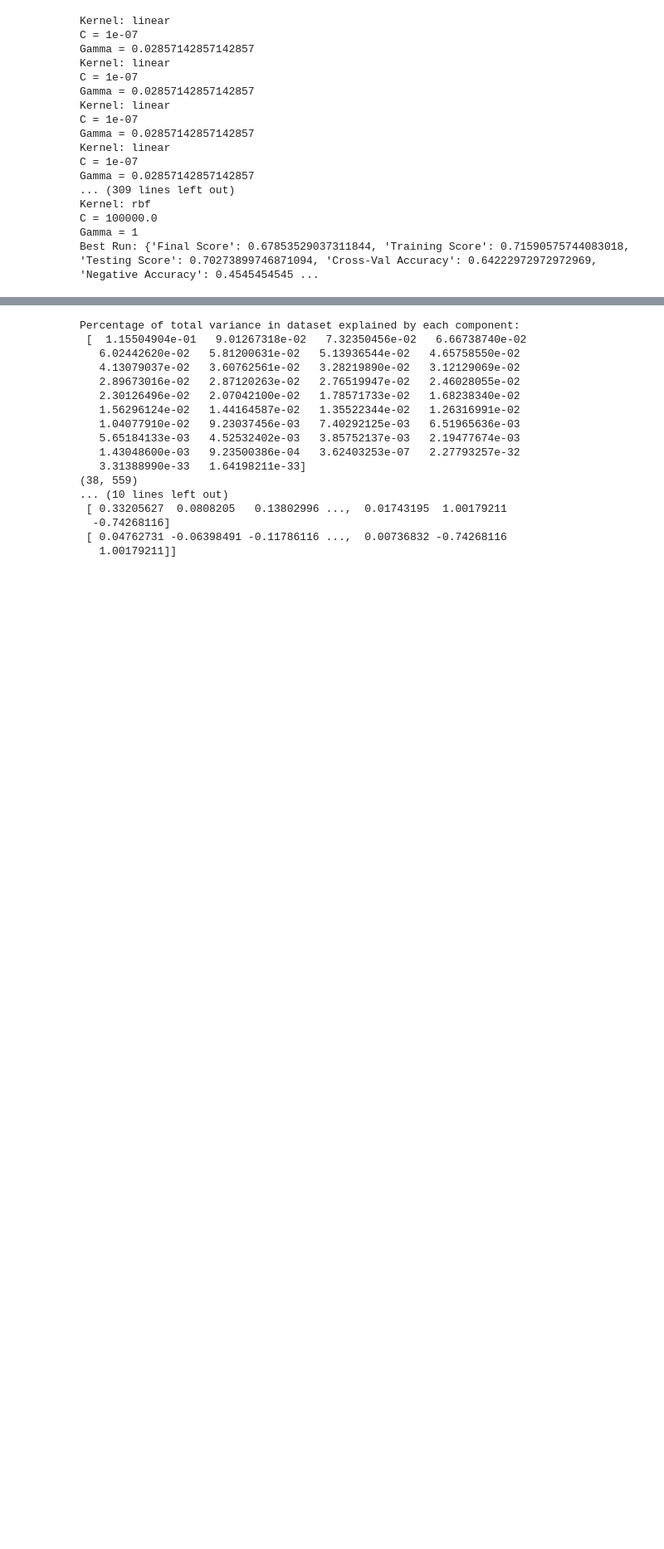
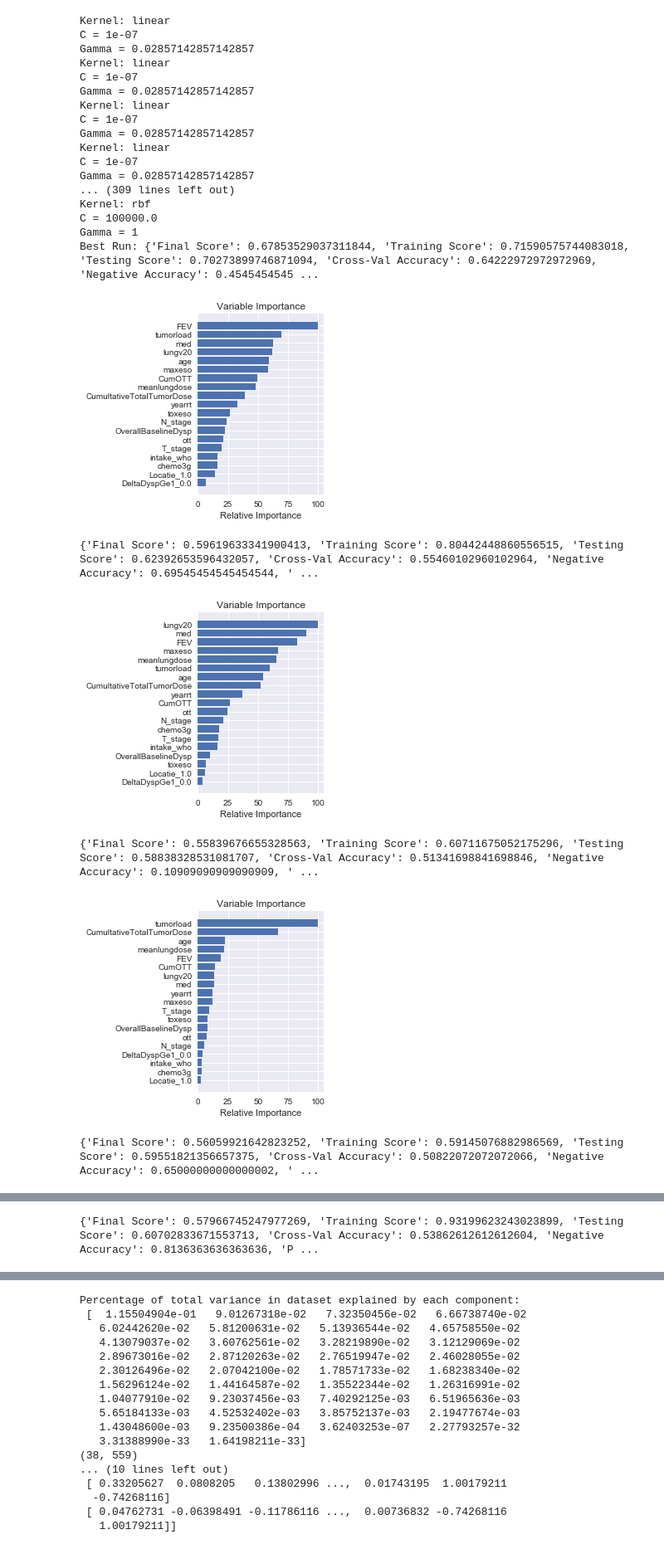
Before and after one commit to birajaghoshal/Supervised-Capstone, a Jupyter notebook: Supervised Capstone Practice.ipynb, the cells around one changed output, grey strips where cells are left out. Shown at 83% size. Saved outputs shown, nothing was run; the diff lists cells and outputs as text; code cells hidden in the pictures; blank space fills up the shorter version.

Commit message:
updated analysis, ran all sections with pca (except boosting)

```diff
--- a/Supervised Capstone Practice.ipynb
+++ b/Supervised Capstone Practice.ipynb
@@ -700,3 +700,42 @@ Max Depth: 3, Number of Trees = 200, Random State = 1, Min Samples Split: 3
 
 
 Best Run: {'Final Score': 0.62638408071503004, 'Training Score': 0.70426920068140608, 'Testing Score': 0.6420644159493315, 'Cross-Val Accuracy': 0.6028635778635778, 'Negative Accuracy': 0.313636363636 ...
+# %%
+from sklearn import ensemble
+
+def run_forest_2(X,Y):
+    runs = []
+
+    def random_forest(min_split, n, random):
+        rfc = ensemble.RandomForestClassifier(
+            min_samples_split = min_split,
+            n_estimators = n,
+            random_state = random
+            )
+
+        rfc.fit(X,Y)
+
+        print(f'Number of Trees = {n}, Random State = {random}, Min Samples Split: {min_split}')
+
+        results = recall_score (rfc, X, Y)
+        results['Random State'] = random
+        results['Number of Trees'] = n
+        results['Min Samples Split'] = min_split
+        runs.append(results)
+        print(results)
+        print("\n")
+
+    randoms = [1]
+    min_splits = [3,5,10,15,20]
+    ns = [10, 50, 100]
+
+
+    for min_split in min_splits:
+        for n in ns:
+            for random in randoms:
+                random_forest (min_split, n, random)
+
+    runs.sort(key = lambda run: run['Final Score'])
+    print(f'Best Run: {runs[-1]}')
+
+run_forest_2(X2,Y)
@@ -970,3 +1027,12 @@ Kernel: rbf
 C = 100000.0
 Gamma = 1
 Best Run: {'Final Score': 0.67853529037311844, 'Training Score': 0.71590575744083018, 'Testing Score': 0.70273899746871094, 'Cross-Val Accuracy': 0.64222972972972969, 'Negative Accuracy': 0.4545454545 ...
+# %%
+run_boosting(X2, Y)
+# %% [output]
+[figure, added]
+{'Final Score': 0.59619633341900413, 'Training Score': 0.80442448860556515, 'Testing Score': 0.62392653596432057, 'Cross-Val Accuracy': 0.55460102960102964, 'Negative Accuracy': 0.69545454545454544, ' ...
+[figure, added]
+{'Final Score': 0.55839676655328563, 'Training Score': 0.60711675052175296, 'Testing Score': 0.58838328531081707, 'Cross-Val Accuracy': 0.51341698841698846, 'Negative Accuracy': 0.10909090909090909, ' ...
+[figure, added]
+{'Final Score': 0.56059921642823252, 'Training Score': 0.59145076882986569, 'Testing Score': 0.59551821356657375, 'Cross-Val Accuracy': 0.50822072072072066, 'Negative Accuracy': 0.65000000000000002, ' ...
@@ -972,0 +1040 @@ Best Run: {'Final Score': 0.67853529037311844, 'Training Score': 0.7159057574408
+{'Final Score': 0.57966745247977269, 'Training Score': 0.93199623243023899, 'Testing Score': 0.60702833671553713, 'Cross-Val Accuracy': 0.53862612612612604, 'Negative Accuracy': 0.8136363636363636, 'P ...
```
Also changed, not shown: parts of 12 cells of this notebook.
